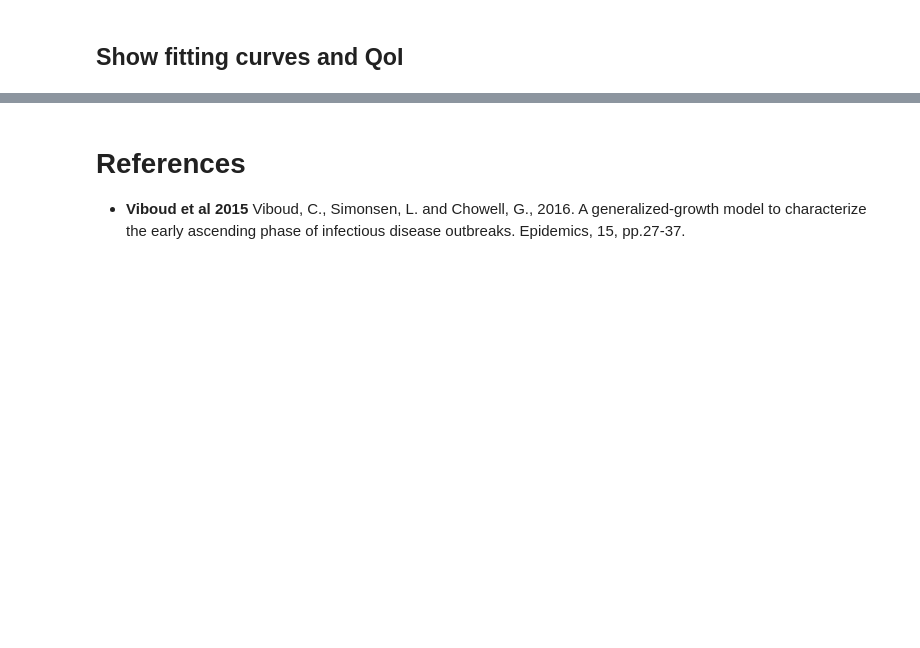
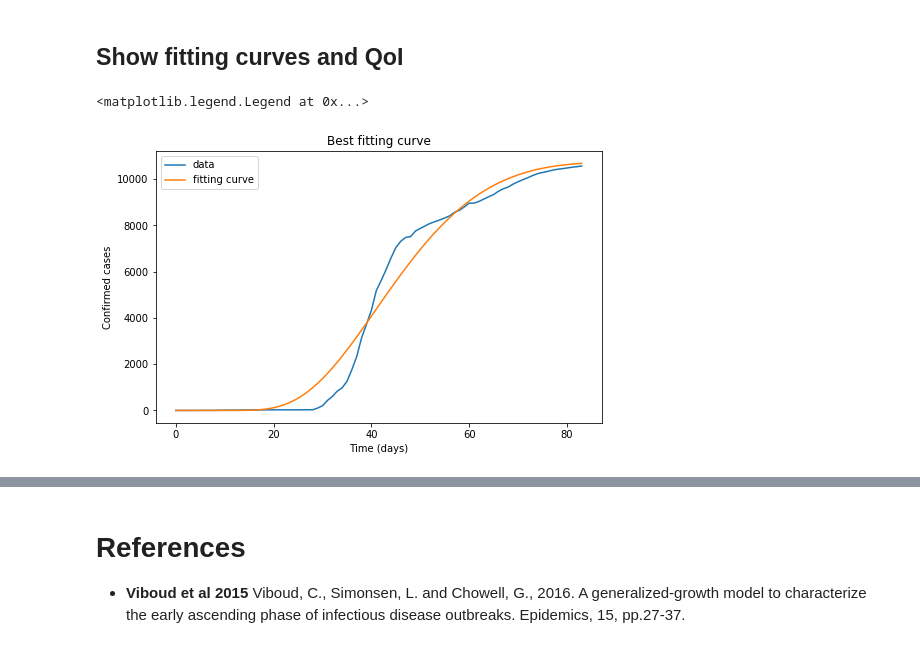
Before and after one commit to prashjha/StudyCovid19, a Jupyter notebook: process/bayesian/Assignment on Bayesian Inversion.ipynb, the cells around one changed output, grey strips where cells are left out. Cells and saved outputs as stored; diff of their text form; code cells hidden in the pictures; blank space fills up the shorter version.

```diff
--- a/process/bayesian/Assignment on Bayesian Inversion.ipynb
+++ b/process/bayesian/Assignment on Bayesian Inversion.ipynb
@@ -221,7 +218,7 @@ fix_params = model_args[country][1][0]
 trans_param = model_args[country][1][1]
 param_init = model_args[country][1][2]
 
-accepted, rejected = solve_with_bayessian_mcmc(model, fix_params, trans_param, param_init, iterations=10000, data=data)
+accepted, rejected = solve_with_bayessian_mcmc(model, fix_params, trans_param, param_init, iterations=50000, data=data)
 print(accepted.shape)
 show_mcmc(accepted, rejected)
 show_param_distribution(accepted, rejected)
@@ -238,3 +235,15 @@ print(theta_opt)
 # %% [markdown]
 ## Show fitting curves and QoI
+# %%
+fig = plt.figure(figsize=(8,5))
+plt.plot(data[:,0], data[:,1], label='data')
+plt.plot(data[:,0], model(theta_opt,data[:,0],fix_params), label='fitting curve')
+
+plt.title('Best fitting curve')
+plt.xlabel('Time (days)')
+plt.ylabel('Confirmed cases')
+plt.legend()
+# %% [output]
+<matplotlib.legend.Legend at 0x...>
+[figure, added]
 # %%
```
Also changed, not shown: parts of 6 cells of this notebook.
